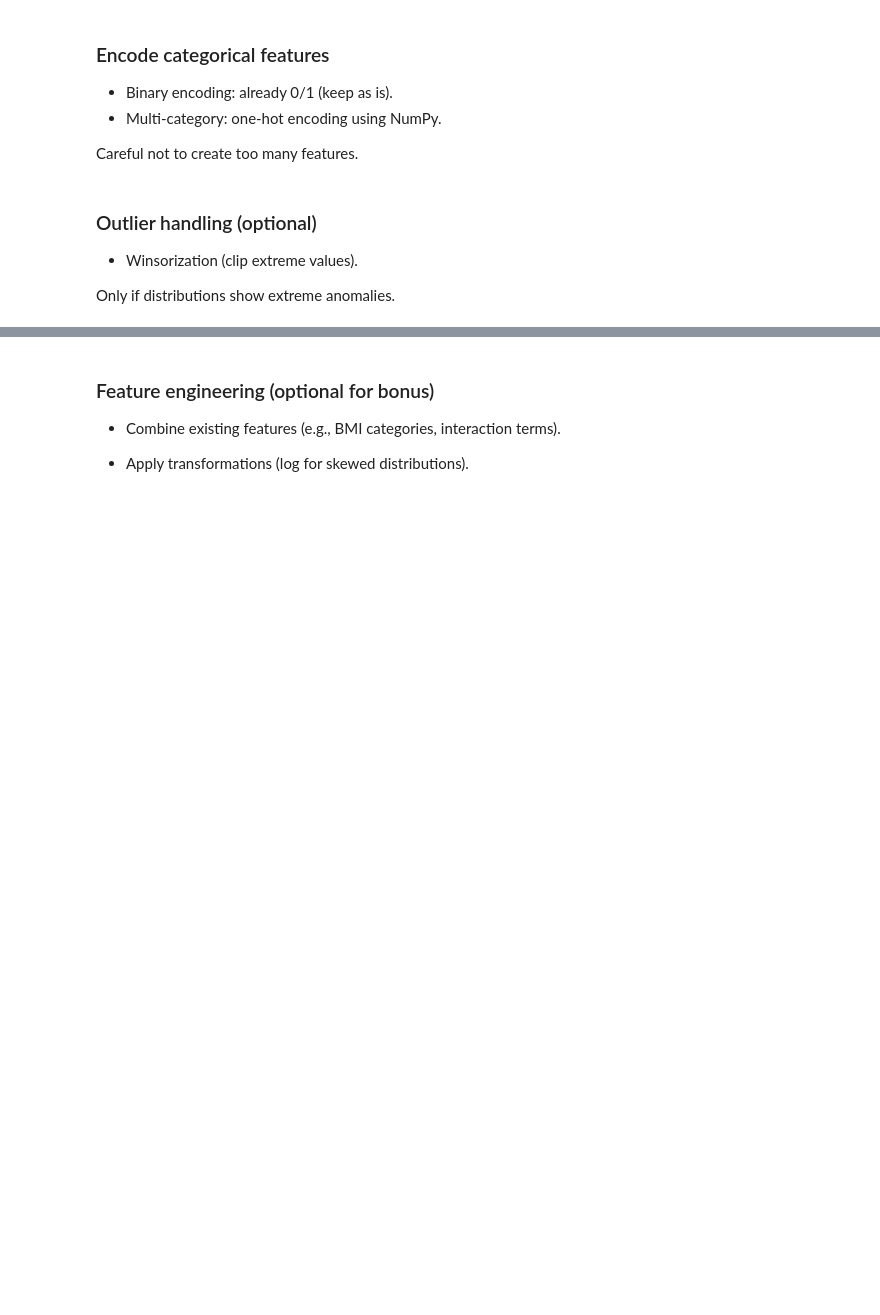
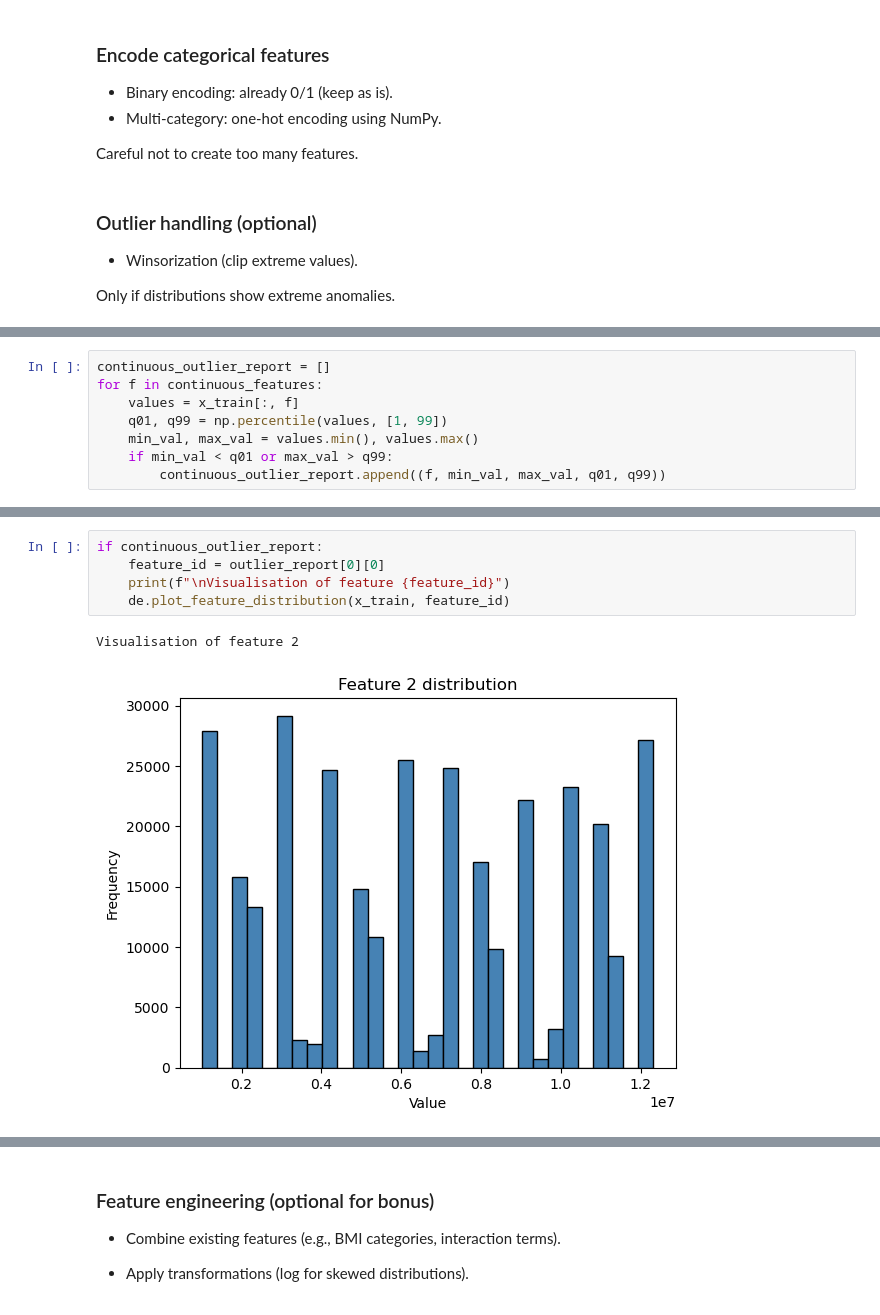
Before and after one commit to ismaberra/ml-higgs-classification, a Jupyter notebook: eda.ipynb, the cells around one changed output, grey strips where cells are left out. Saved outputs shown, nothing was run; the diff lists cells and outputs as text; blank space fills up the shorter version.

```diff
--- a/eda.ipynb
+++ b/eda.ipynb
@@ -242,0 +293,8 @@ Only if distributions show extreme anomalies.
+# %%
+continuous_outlier_report = []
+for f in continuous_features:
+    values = x_train[:, f]
+    q01, q99 = np.percentile(values, [1, 99])
+    min_val, max_val = values.min(), values.max()
+    if min_val < q01 or max_val > q99:
+        continuous_outlier_report.append((f, min_val, max_val, q01, q99))
@@ -242,0 +312,8 @@ Only if distributions show extreme anomalies.
+# %%
+if continuous_outlier_report:
+    feature_id = outlier_report[0][0]
+    print(f"\nVisualisation of feature {feature_id}")
+    de.plot_feature_distribution(x_train, feature_id)
+# %% [output]
+Visualisation of feature 2
+[figure, added]
```
Also changed, not shown: parts of 9 cells of this notebook.
